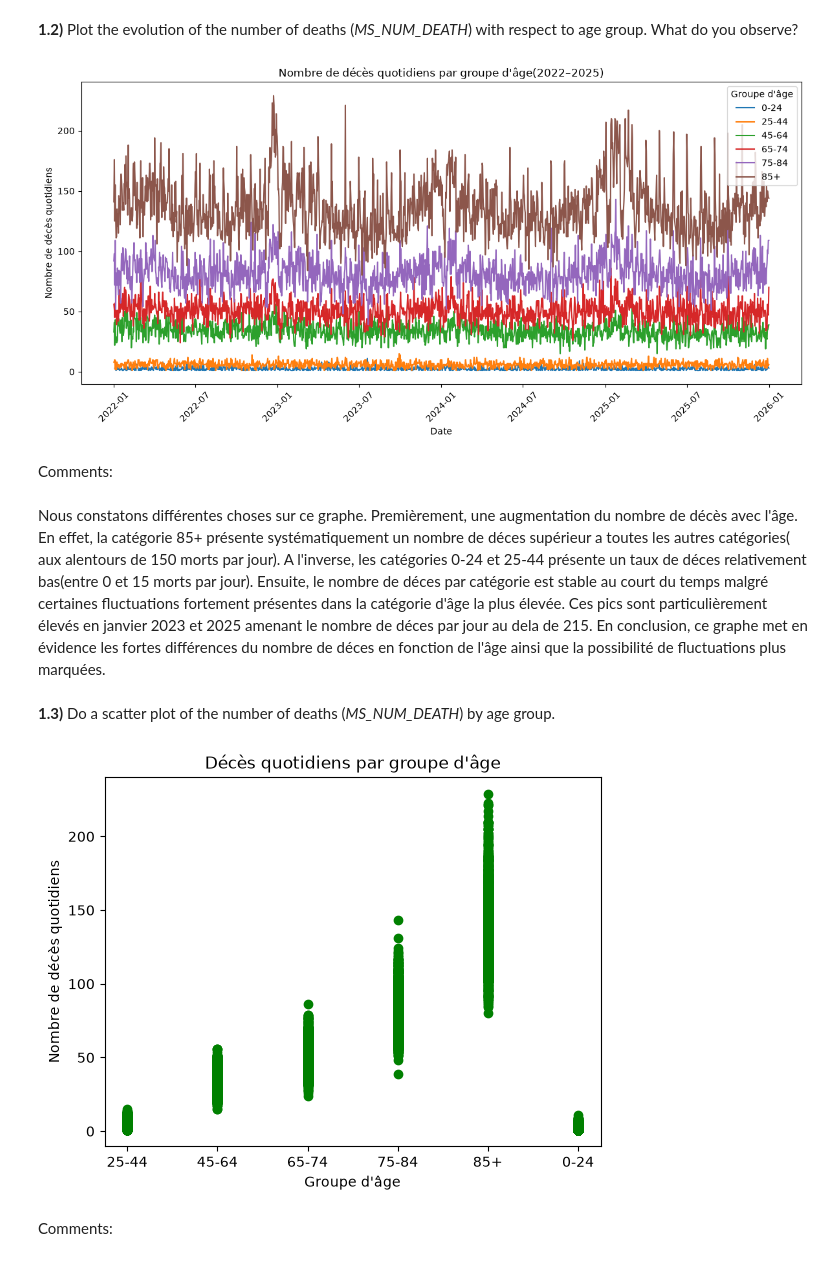
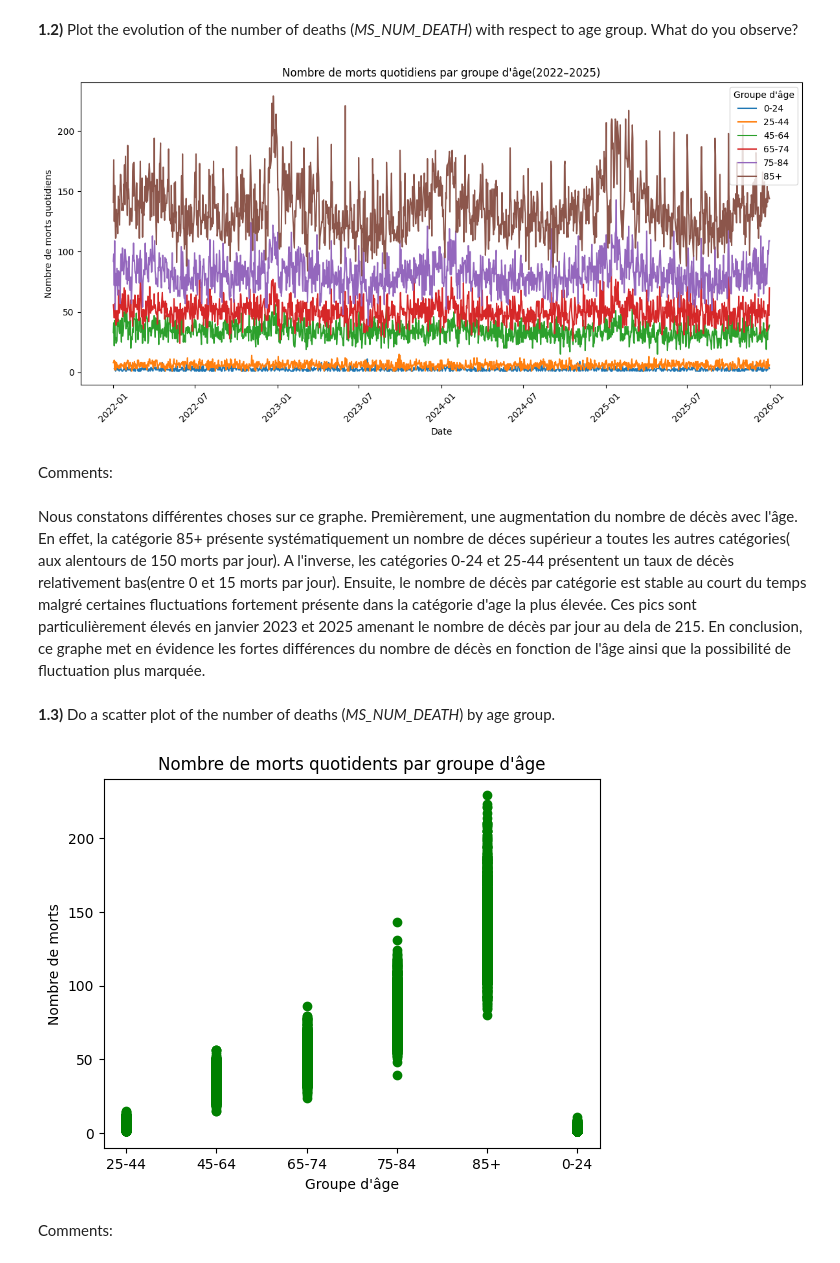
Before and after one commit to Rom-cd/hackaton_stats, a Jupyter notebook: Hackathon_26_27.ipynb, the cells around one changed output. Drawn from its saved outputs; the diff is of its cells as text; code cells hidden in the pictures.

```diff
--- a/Hackathon_26_27.ipynb
+++ b/Hackathon_26_27.ipynb
@@ -94,40 +94,39 @@ for age in ordre:
     plt.plot(data["date"], data["MS_NUM_DEATH"], label=age)
 
 plt.xlabel("Date")
-plt.ylabel("Nombre de décès quotidiens")
-plt.title("Nombre de décès quotidiens par groupe d'âge(2022–2025)")
+plt.ylabel("Nombre de morts quotidiens")
+plt.title("Nombre de morts quotidiens par groupe d'âge(2022–2025)")
 
 plt.legend(title="Groupe d'âge", loc="upper right")
 plt.xticks(rotation=45)
 plt.tight_layout()
 plt.show()
 # %% [output]
-[figure, old version]
+[figure, new version]
 # %% [markdown]
 Comments:
 # %% [markdown]
-Nous constatons différentes choses sur ce graphe. Premièrement, une augmentation du nombre de décès avec l'âge. En effet, la catégorie 85+ présente systématiquement un nombre de déces supérieur a toutes les autres catégories( aux alentours de 150 morts par jour). A l'inverse, les catégories 0-24 et 25-44 présente un taux de déces relativement bas(entre 0 et 15 morts par jour). Ensuite, le nombre de déces par catégorie est stable au court du temps malgré certaines fluctuations fortement présentes dans la catégorie d'âge la plus élevée. Ces pics sont particulièrement élevés en janvier 2023 et 2025 amenant le nombre de déces par jour au dela de 215.
-En conclusion, ce graphe met en évidence les fortes différences du nombre de déces en fonction de l'âge ainsi que la possibilité de fluctuations plus marquées.
+Nous constatons différentes choses sur ce graphe. Premièrement, une augmentation du nombre de décès avec l'âge. En effet, la catégorie 85+ présente systématiquement un nombre de déces supérieur a toutes les autres catégories( aux alentours de 150 morts par jour). A l'inverse, les catégories 0-24 et 25-44 présentent un taux de décès relativement bas(entre 0 et 15 morts par jour). Ensuite, le nombre de décès par catégorie est stable au court du temps malgré certaines fluctuations fortement présente dans la catégorie d'age la plus élevée. Ces pics sont particulièrement élevés en janvier 2023 et 2025 amenant le nombre de décès par jour au dela de 215.
+En conclusion, ce graphe met en évidence les fortes différences du nombre de décès en fonction de l'âge ainsi que la possibilité de fluctuation plus marquée.
 # %% [markdown]
 **1.3)** Do a scatter plot of the number of deaths (*MS_NUM_DEATH*) by age group.
 # %%
-
 # Code here
-#sélection des colonnes "CD_AGEGROUP" et "MS_NUM_DEATH" pour le scatter plot
+#choix des colonnes
 age = df["CD_AGEGROUP"]
 deaths = df["MS_NUM_DEATH"]
-#imposition d'un ordre pour les catégories d'age
+#imposition de l'ordre pour l'axe des x
 ordre = ["0-24", "25-44", "45-64", "65-74", "75-84", "85+"]
-#tri des catégories d'age pour le scatter plot
+#tri des données selon l'ordre des catégories d'age
 df = df.sort_values("CD_AGEGROUP")
-#plot
+#scatter plot du nombre de décès en fonction des catégories d'age
 plt.scatter(age, deaths, color='g')
 plt.xlabel("Groupe d'âge")
-plt.ylabel("Nombre de décès quotidiens")
-plt.title("Décès quotidiens par groupe d'âge")
+plt.ylabel("Nombre de morts")
+plt.title("Nombre de morts quotidiens par groupe d'âge")
 plt.show()
 # %% [output]
-[figure, old version]
+[figure, new version]
 # %% [markdown]
 Comments:
 # %% [markdown]
```
Also changed, not shown: parts of 21 cells of this notebook.
